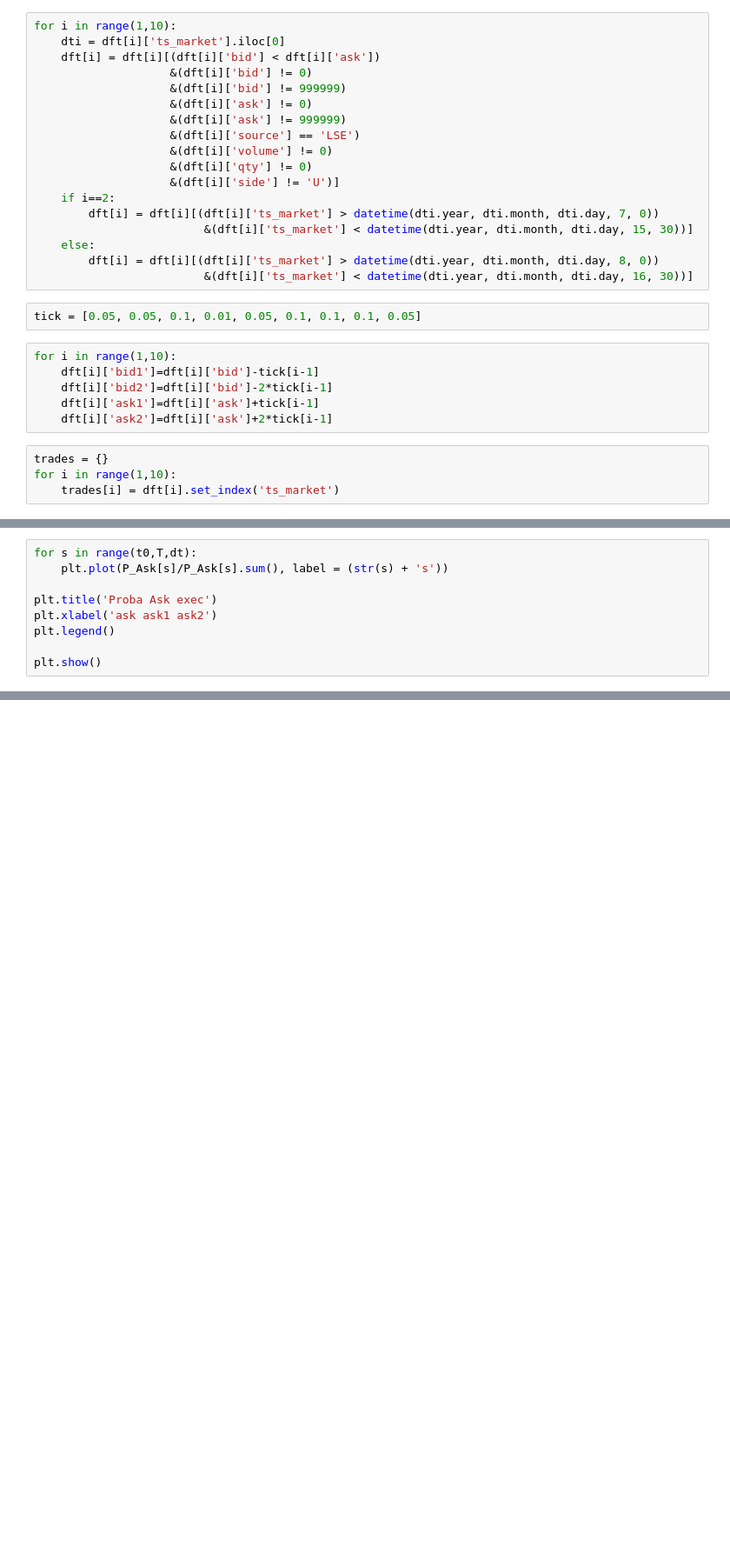
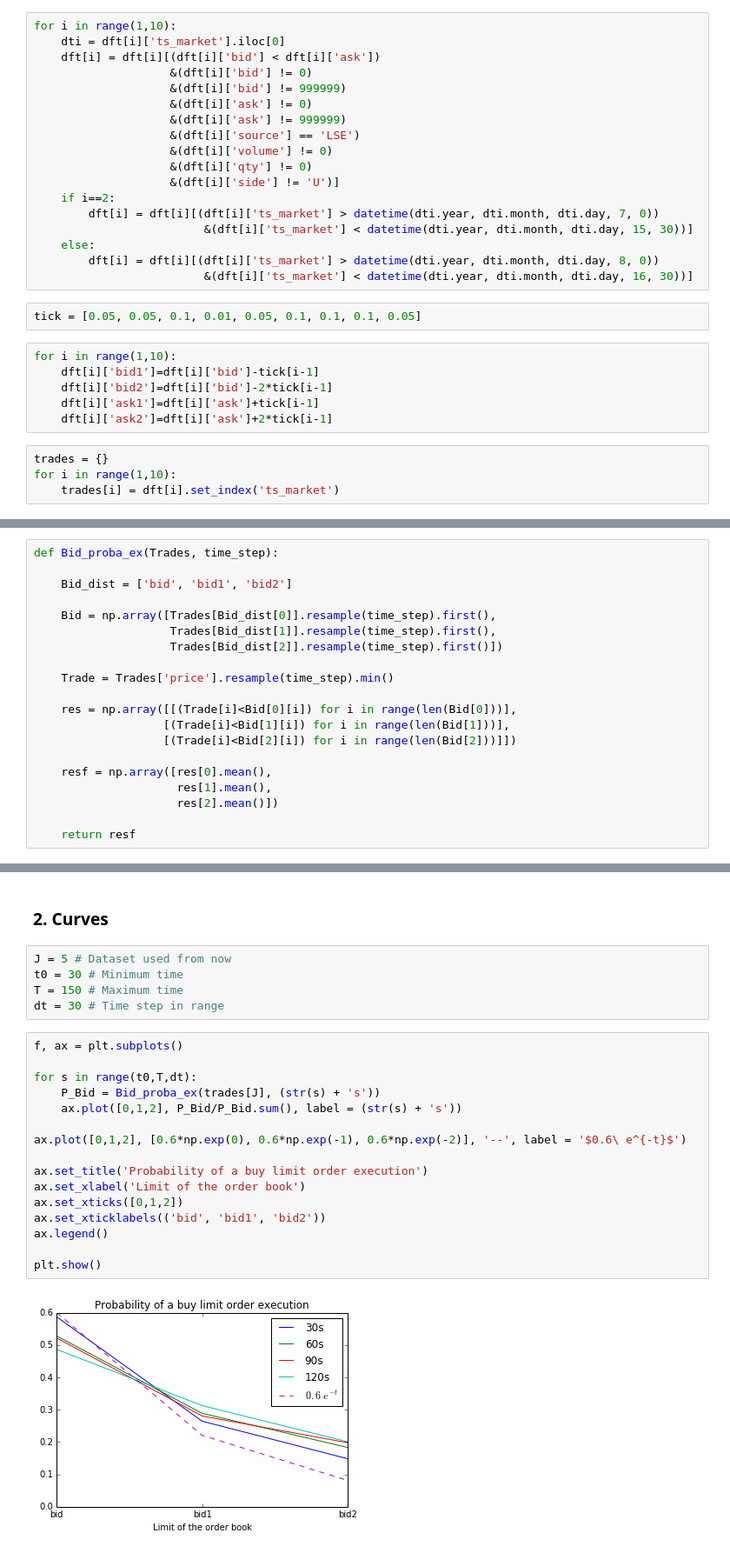
Before and after one commit to m-legrand/TD_Laruelle, a Jupyter notebook: Seance4/TP4.ipynb, the cells around one changed output, grey strips where cells are left out. Shown: that part at 87% size. Saved outputs shown, nothing was run; the diff lists cells and outputs as text; blank space fills up the shorter version.

```diff
--- a/Seance4/TP4.ipynb
+++ b/Seance4/TP4.ipynb
@@ -143,9 +48,0 @@ for s in range(t0,T,dt):
-# %%
-for s in range(t0,T,dt):
-    plt.plot(P_Ask[s]/P_Ask[s].sum(), label = (str(s) + 's'))
-
-plt.title('Proba Ask exec')
-plt.xlabel('ask ask1 ask2')
-plt.legend()
-
-plt.show()
@@ -226,0 +53,20 @@ for t in range(len(Waiting_time)):
+# %%
+def Bid_proba_ex(Trades, time_step):
+
+    Bid_dist = ['bid', 'bid1', 'bid2']
+
+    Bid = np.array([Trades[Bid_dist[0]].resample(time_step).first(),
+                    Trades[Bid_dist[1]].resample(time_step).first(),
+                    Trades[Bid_dist[2]].resample(time_step).first()])
+
+    Trade = Trades['price'].resample(time_step).min()
+
+    res = np.array([[(Trade[i]<Bid[0][i]) for i in range(len(Bid[0]))],
+                   [(Trade[i]<Bid[1][i]) for i in range(len(Bid[1]))],
+                   [(Trade[i]<Bid[2][i]) for i in range(len(Bid[2]))]])
+
+    resf = np.array([res[0].mean(),
+                     res[1].mean(),
+                     res[2].mean()])
+
+    return resf
@@ -226,0 +91,25 @@ for t in range(len(Waiting_time)):
+# %% [markdown]
+### 2. Curves
+# %%
+J = 5 # Dataset used from now
+t0 = 30 # Minimum time
+T = 150 # Maximum time
+dt = 30 # Time step in range
+# %%
+f, ax = plt.subplots()
+
+for s in range(t0,T,dt):
+    P_Bid = Bid_proba_ex(trades[J], (str(s) + 's'))
+    ax.plot([0,1,2], P_Bid/P_Bid.sum(), label = (str(s) + 's'))
+
+ax.plot([0,1,2], [0.6*np.exp(0), 0.6*np.exp(-1), 0.6*np.exp(-2)], '--', label = '$0.6\ e^{-t}$')
+
+ax.set_title('Probability of a buy limit order execution')
+ax.set_xlabel('Limit of the order book')
+ax.set_xticks([0,1,2])
+ax.set_xticklabels(('bid', 'bid1', 'bid2'))
+ax.legend()
+
+plt.show()
+# %% [output]
+[figure, added]
```
Also changed, not shown: parts of 47 cells of this notebook, 1 other file.
